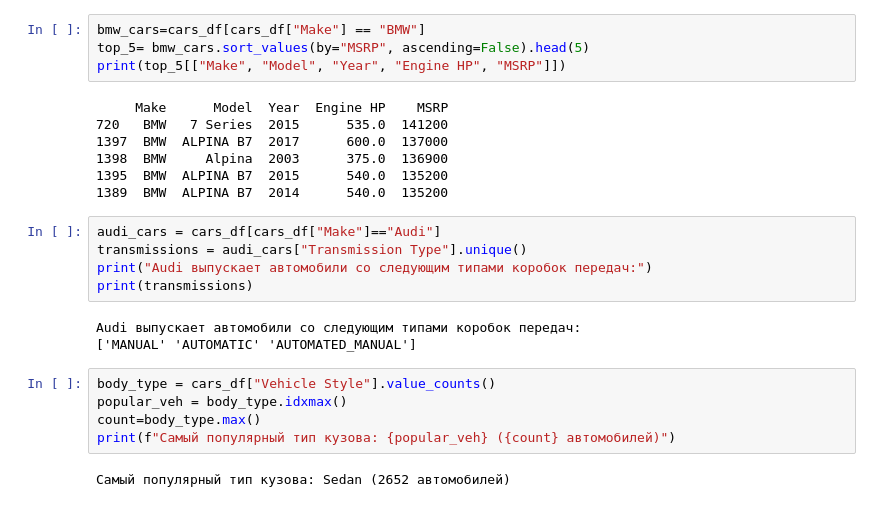
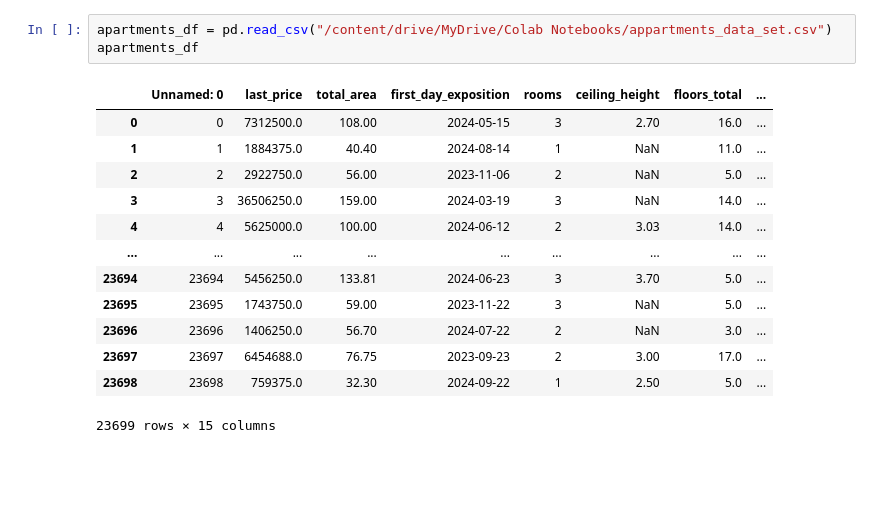
Before and after one commit to aikokass82-design/home-tasks-, a Jupyter notebook: Untitled1.ipynb, the cells around one changed output. Drawn from its saved outputs; the diff is of its cells as text; blank space fills up the shorter version.

```diff
--- a/Untitled1.ipynb
+++ b/Untitled1.ipynb
@@ -28,26 +30,17 @@ cars_df
-# %%
-bmw_cars=cars_df[cars_df["Make"] == "BMW"]
-top_5= bmw_cars.sort_values(by="MSRP", ascending=False).head(5)
-print(top_5[["Make", "Model", "Year", "Engine HP", "MSRP"]])
-# %% [output]
-     Make      Model  Year  Engine HP    MSRP
-720   BMW   7 Series  2015      535.0  141200
-1397  BMW  ALPINA B7  2017      600.0  137000
-1398  BMW     Alpina  2003      375.0  136900
-1395  BMW  ALPINA B7  2015      540.0  135200
-1389  BMW  ALPINA B7  2014      540.0  135200
-# %%
-audi_cars = cars_df[cars_df["Make"]=="Audi"]
-transmissions = audi_cars["Transmission Type"].unique()
-print("Audi выпускает автомобили со следующим типами коробок передач:")
-print(transmissions)
-# %% [output]
-Audi выпускает автомобили со следующим типами коробок передач:
-['MANUAL' 'AUTOMATIC' 'AUTOMATED_MANUAL']
-# %%
-body_type = cars_df["Vehicle Style"].value_counts()
-popular_veh = body_type.idxmax()
-count=body_type.max()
-print(f"Самый популярный тип кузова: {popular_veh} ({count} автомобилей)")
-# %% [output]
-Самый популярный тип кузова: Sedan (2652 автомобилей)
+# %%
+apartments_df = pd.read_csv("/content/drive/MyDrive/Colab Notebooks/appartments_data_set.csv")
+apartments_df
+# %% [output]
+|  | Unnamed: 0 | last_price | total_area | first_day_exposition | rooms | ceiling_height | floors_total | ... |
+| 0 | 0 | 7312500.0 | 108.00 | 2024-05-15 | 3 | 2.70 | 16.0 | ... |
+| 1 | 1 | 1884375.0 | 40.40 | 2024-08-14 | 1 | NaN | 11.0 | ... |
+| 2 | 2 | 2922750.0 | 56.00 | 2023-11-06 | 2 | NaN | 5.0 | ... |
+| 3 | 3 | 36506250.0 | 159.00 | 2024-03-19 | 3 | NaN | 14.0 | ... |
+| 4 | 4 | 5625000.0 | 100.00 | 2024-06-12 | 2 | 3.03 | 14.0 | ... |
+| ... | ... | ... | ... | ... | ... | ... | ... | ... |
+| 23694 | 23694 | 5456250.0 | 133.81 | 2024-06-23 | 3 | 3.70 | 5.0 | ... |
+| 23695 | 23695 | 1743750.0 | 59.00 | 2023-11-22 | 3 | NaN | 5.0 | ... |
+| 23696 | 23696 | 1406250.0 | 56.70 | 2024-07-22 | 2 | NaN | 3.0 | ... |
+| 23697 | 23697 | 6454688.0 | 76.75 | 2023-09-23 | 2 | 3.00 | 17.0 | ... |
+| 23698 | 23698 | 759375.0 | 32.30 | 2024-09-22 | 1 | 2.50 | 5.0 | ... |
+23699 rows × 15 columns
```
Also changed, not shown: parts of 9 cells of this notebook.
